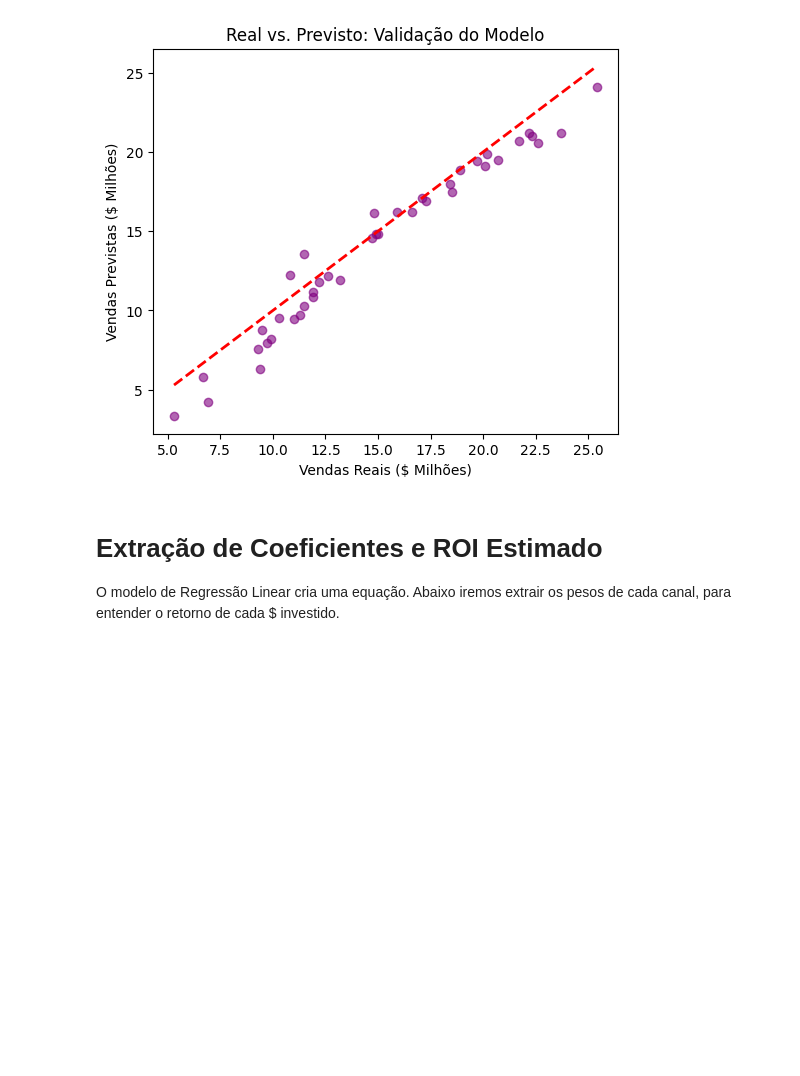
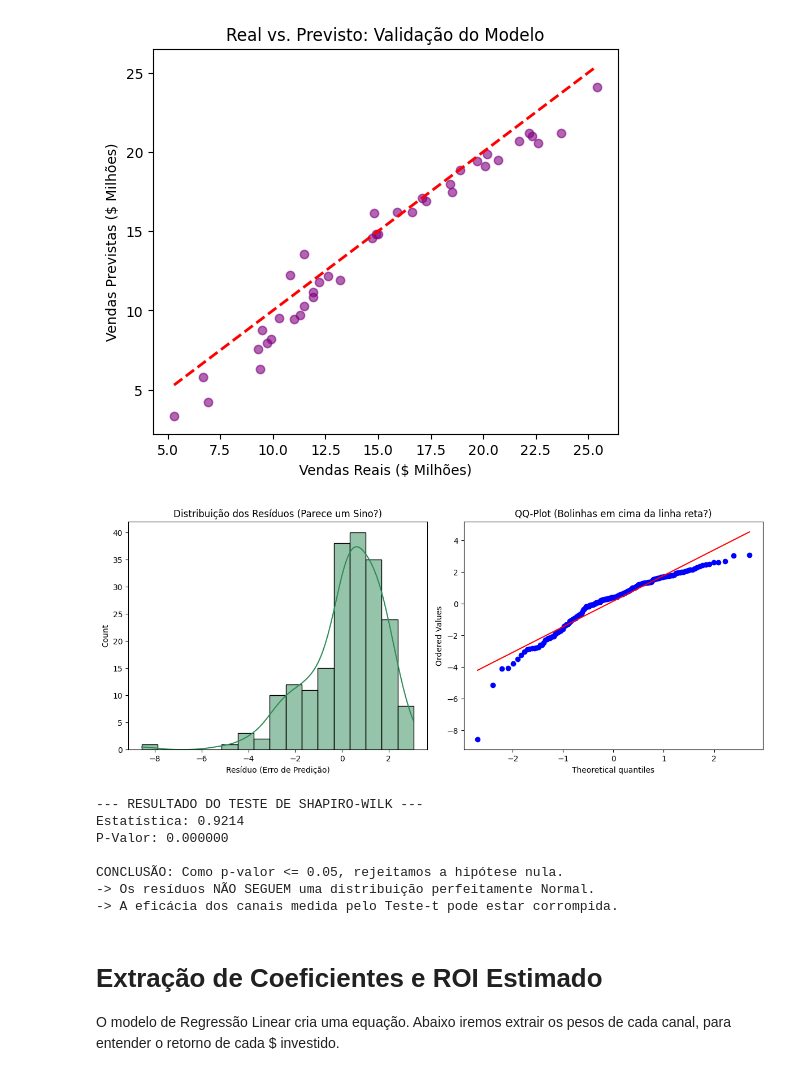
Before and after one commit to DiegoDegan/MMM-Otimizacao-Investimento-Midia, a Jupyter notebook: analiseMMM.ipynb, the cells around one changed output. Saved outputs shown, nothing was run; the diff lists cells and outputs as text; code cells hidden in the pictures; blank space fills up the shorter version.

Commit message:
docs: adicionar resultados do teste de Shapiro-Wilk ao README e atualizar avaliações de MMM

```diff
--- a/analiseMMM.ipynb
+++ b/analiseMMM.ipynb
@@ -132,6 +135,58 @@ plt.show()
 R² (Coeficiente de Determinação): 0.9338
 RMSE (Erro Médio): 1.3229
 [figure]
+# %%
+import matplotlib.pyplot as plt
+import seaborn as sns
+import scipy.stats as stats
+
+# Preparando os dados exatamente como seu modelo consumiu
+X = df[['TV_k', 'Radio_k', 'Newspaper_k']]
+y = df['Sales_m'] # Vendas reais
+
+# Refazendo as predições para calcular os resíduos (erros)
+y_pred = modelo.predict(X)
+residuos = y - y_pred
+
+# Gerando os Gráficos (Histograma e QQ-Plot) lado a lado
+fig, axes = plt.subplots(1, 2, figsize=(12, 5))
+
+# Histograma
+sns.histplot(residuos, kde=True, color='#2E8B57', ax=axes[0])
+axes[0].set_title('Distribuição dos Resíduos (Parece um Sino?)')
+axes[0].set_xlabel('Resíduo (Erro de Predição)')
+
+# QQ-Plot
+stats.probplot(residuos, dist="norm", plot=axes[1])
+axes[1].set_title('QQ-Plot (Bolinhas em cima da linha reta?)')
+
+plt.tight_layout()
+plt.show()
+
+# 4. Aplicando o Teste Matemático de Shapiro-Wilk
+stat, p_valor = stats.shapiro(residuos)
+
+print("--- RESULTADO DO TESTE DE SHAPIRO-WILK ---")
+print(f"Estatística: {stat:.4f}")
+print(f"P-Valor: {p_valor:.6f}\n")
+
+if p_valor > 0.05:
+    print("CONCLUSÃO: Como p-valor > 0.05, não rejeitamos a hipótese nula.")
+    print("-> Os resíduos SEGUEM uma distribuição Normal!")
+    print("-> O Teste-t é totalmente válido e você pode provar a eficácia dos canais.")
+else:
+    print("CONCLUSÃO: Como p-valor <= 0.05, rejeitamos a hipótese nula.")
+    print("-> Os resíduos NÃO SEGUEM uma distribuição perfeitamente Normal.")
+    print("-> A eficácia dos canais medida pelo Teste-t pode estar corrompida.")
+# %% [output]
+[figure, added]
+--- RESULTADO DO TESTE DE SHAPIRO-WILK ---
+Estatística: 0.9214
+P-Valor: 0.000000
+
+CONCLUSÃO: Como p-valor <= 0.05, rejeitamos a hipótese nula.
+-> Os resíduos NÃO SEGUEM uma distribuição perfeitamente Normal.
+-> A eficácia dos canais medida pelo Teste-t pode estar corrompida.
 # %% [markdown]
 # Extração de Coeficientes e ROI Estimado
 
```
Also changed, not shown: parts of 5 cells of this notebook, 3 other files.
